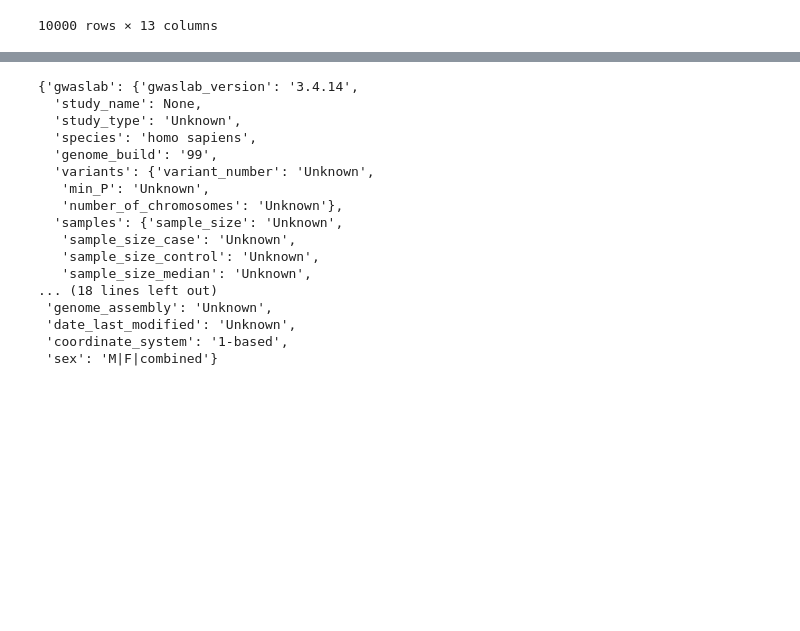
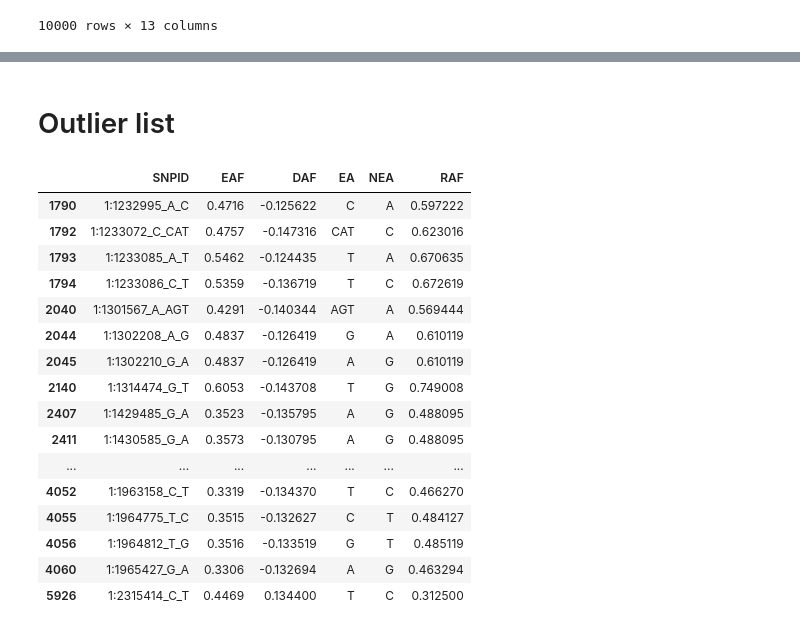
Before and after one commit to Cloufield/gwaslab, a Jupyter notebook: examples/visualization_allele_frequency.ipynb, the cells around one changed output, grey strips where cells are left out. Saved outputs shown, nothing was run; the diff lists cells and outputs as text; code cells hidden in the pictures; blank space fills up the shorter version.

```diff
--- a/examples/visualization_allele_frequency.ipynb
+++ b/examples/visualization_allele_frequency.ipynb
@@ -116,20 +132,22 @@ Tue Jun 13 01:56:46 2023  -Percentage for variants with relatively large DAF :
-# %%
-mysumstats.meta
-# %% [output]
-{'gwaslab': {'gwaslab_version': '3.4.14',
-  'study_name': None,
-  'study_type': 'Unknown',
-  'species': 'homo sapiens',
-  'genome_build': '99',
-  'variants': {'variant_number': 'Unknown',
-   'min_P': 'Unknown',
-   'number_of_chromosomes': 'Unknown'},
-  'samples': {'sample_size': 'Unknown',
-   'sample_size_case': 'Unknown',
-   'sample_size_control': 'Unknown',
-   'sample_size_median': 'Unknown',
-... (18 lines left out)
- 'genome_assembly': 'Unknown',
- 'date_last_modified': 'Unknown',
- 'coordinate_system': '1-based',
- 'sex': 'M|F|combined'}
+# %% [markdown]
+# Outlier list
+# %%
+outliers[1]
+# %% [output]
+|  | SNPID | EAF | DAF | EA | NEA | RAF |
+| 1790 | 1:1232995_A_C | 0.4716 | -0.125622 | C | A | 0.597222 |
+| 1792 | 1:1233072_C_CAT | 0.4757 | -0.147316 | CAT | C | 0.623016 |
+| 1793 | 1:1233085_A_T | 0.5462 | -0.124435 | T | A | 0.670635 |
+| 1794 | 1:1233086_C_T | 0.5359 | -0.136719 | T | C | 0.672619 |
+| 2040 | 1:1301567_A_AGT | 0.4291 | -0.140344 | AGT | A | 0.569444 |
+| 2044 | 1:1302208_A_G | 0.4837 | -0.126419 | G | A | 0.610119 |
+| 2045 | 1:1302210_G_A | 0.4837 | -0.126419 | A | G | 0.610119 |
+| 2140 | 1:1314474_G_T | 0.6053 | -0.143708 | T | G | 0.749008 |
+| 2407 | 1:1429485_G_A | 0.3523 | -0.135795 | A | G | 0.488095 |
+| 2411 | 1:1430585_G_A | 0.3573 | -0.130795 | A | G | 0.488095 |
+| ... | ... | ... | ... | ... | ... | ... |
+| 4052 | 1:1963158_C_T | 0.3319 | -0.134370 | T | C | 0.466270 |
+| 4055 | 1:1964775_T_C | 0.3515 | -0.132627 | C | T | 0.484127 |
+| 4056 | 1:1964812_T_G | 0.3516 | -0.133519 | G | T | 0.485119 |
+| 4060 | 1:1965427_G_A | 0.3306 | -0.132694 | A | G | 0.463294 |
+| 5926 | 1:2315414_C_T | 0.4469 | 0.134400 | T | C | 0.312500 |
```
Also changed, not shown: parts of 9 cells of this notebook, 5 other files.
